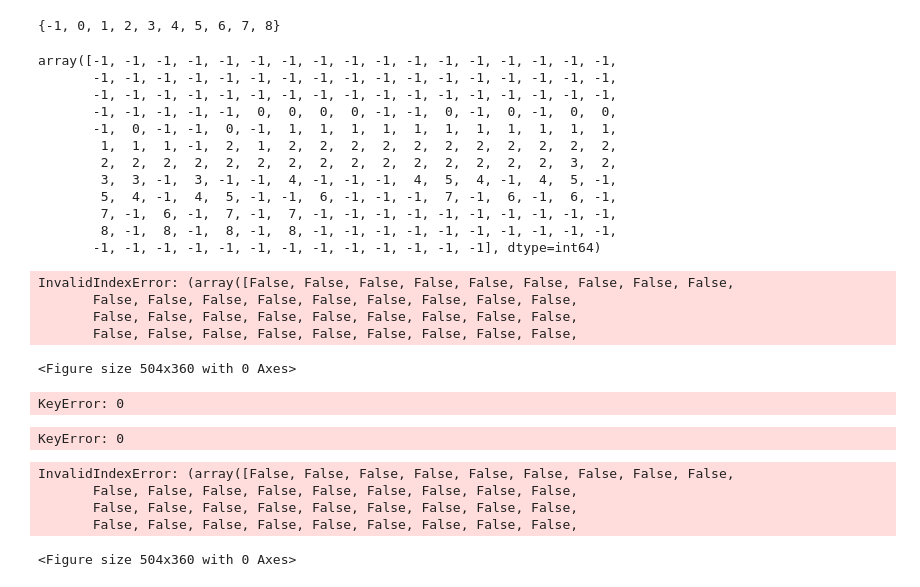
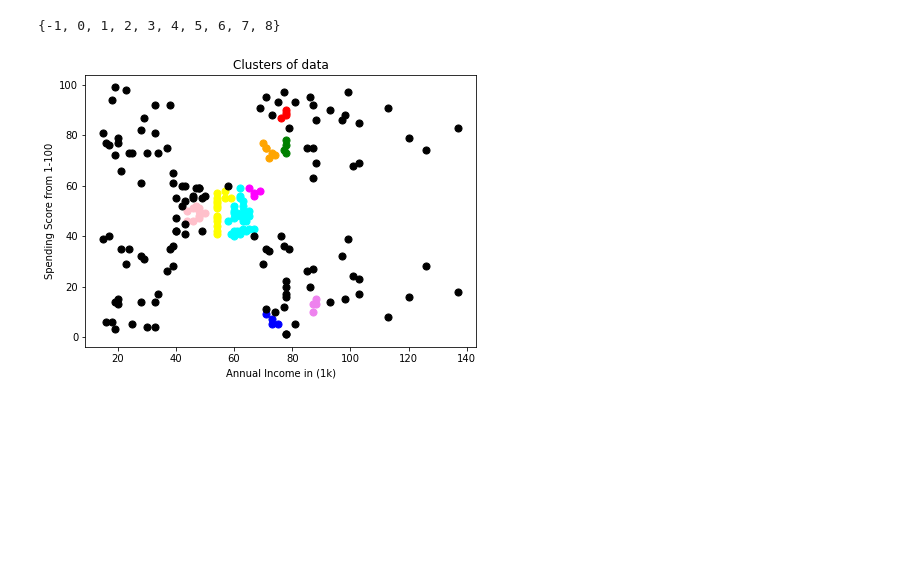
Before and after one commit to vaibhav-shaharwale/Machine-Learning, a Jupyter notebook: DBSCAN.ipynb, the cells around one changed output. Drawn from its saved outputs; the diff is of its cells as text; code cells hidden in the pictures; blank space fills up the shorter version.

```diff
--- a/DBSCAN.ipynb
+++ b/DBSCAN.ipynb
@@ -47,17 +47,17 @@ sns.pairplot(data_import)
 <seaborn.axisgrid.PairGrid at 0x...>
 [figure]
 # %%
-df = data_import.loc[:,['Gender', 'Age', 'Annual Income (k$)', 'Spending Score (1-100)']]
+df = data_import.loc[:,['Age', 'Annual Income (k$)', 'Spending Score (1-100)']]
 sns.heatmap(df.corr())
 # %% [output]
 <AxesSubplot:>
 [figure]
 # %%
-x = df.iloc[:,[2,3]]
+x = df.iloc[:,[1,2]].values
 x.shape
 # %% [output]
 (200, 2)
 # %%
-dbcsan = DBSCAN(eps=3, min_samples=4, metric='euclidean')
-model = dbcsan.fit(x)
+dbscan = DBSCAN(eps=3, min_samples=4, metric='euclidean')
+model = dbscan.fit(x)
 # %%
@@ -65,69 +66,21 @@ labels = model.labels_
 set(labels)
 # %% [output]
 {-1, 0, 1, 2, 3, 4, 5, 6, 7, 8}
-# %%
-y_ = dbcsan.fit_predict(x)
-y_
-# %% [output]
-array([-1, -1, -1, -1, -1, -1, -1, -1, -1, -1, -1, -1, -1, -1, -1, -1, -1,
-       -1, -1, -1, -1, -1, -1, -1, -1, -1, -1, -1, -1, -1, -1, -1, -1, -1,
-       -1, -1, -1, -1, -1, -1, -1, -1, -1, -1, -1, -1, -1, -1, -1, -1, -1,
-       -1, -1, -1, -1, -1,  0,  0,  0,  0, -1, -1,  0, -1,  0, -1,  0,  0,
-       -1,  0, -1, -1,  0, -1,  1,  1,  1,  1,  1,  1,  1,  1,  1,  1,  1,
-        1,  1,  1, -1,  2,  1,  2,  2,  2,  2,  2,  2,  2,  2,  2,  2,  2,
-        2,  2,  2,  2,  2,  2,  2,  2,  2,  2,  2,  2,  2,  2,  2,  3,  2,
-        3,  3, -1,  3, -1, -1,  4, -1, -1, -1,  4,  5,  4, -1,  4,  5, -1,
-        5,  4, -1,  4,  5, -1, -1,  6, -1, -1, -1,  7, -1,  6, -1,  6, -1,
-        7, -1,  6, -1,  7, -1,  7, -1, -1, -1, -1, -1, -1, -1, -1, -1, -1,
-        8, -1,  8, -1,  8, -1,  8, -1, -1, -1, -1, -1, -1, -1, -1, -1, -1,
-       -1, -1, -1, -1, -1, -1, -1, -1, -1, -1, -1, -1, -1], dtype=int64)
 # %%
 plt.figure(figsize=(7,5))
-plt.scatter(x[labels == 0, 0], x[labels == 1, 1], s = 50, c = 'yellow')
-plt.scatter(x[y_means == 2, 0], x[y_means == 2, 1], s = 50, c = 'cyan')
-plt.scatter(x[y_means == 3, 0], x[y_means == 3, 1], s = 50, c = 'magenta')
-plt.scatter(x[y_means == 4, 0], x[y_means == 4, 1], s = 50, c = 'orange')
-plt.scatter(x[y_means == 5, 0], x[y_means == 5, 1], s = 50, c = 'blue')
-plt.scatter(x[y_means == 6, 0], x[y_means == 6, 1], s = 50, c = 'red')
-plt.scatter(x[y_means == 7, 0], x[y_means == 7, 1], s = 50, c = 'black')
-plt.scatter(x[y_means == 8, 0], x[y_means == 8, 1], s = 50, c = 'violet')
+plt.scatter(x[labels == 0, 0], x[labels == 0, 1], s = 50, c = 'pink')
+plt.scatter(x[labels == 1, 0], x[labels == 1, 1], s = 50, c = 'yellow')
+plt.scatter(x[labels == 2, 0], x[labels == 2, 1], s = 50, c = 'cyan')
+plt.scatter(x[labels == 3, 0], x[labels == 3, 1], s = 50, c = 'magenta')
+plt.scatter(x[labels == 4, 0], x[labels == 4, 1], s = 50, c = 'orange')
+plt.scatter(x[labels == 5, 0], x[labels == 5, 1], s = 50, c = 'blue')
+plt.scatter(x[labels == 6, 0], x[labels == 6, 1], s = 50, c = 'red')
+plt.scatter(x[labels == 7, 0], x[labels == 7, 1], s = 50, c = 'green')
+plt.scatter(x[labels == 8, 0], x[labels == 8, 1], s = 50, c = 'violet')
+plt.scatter(x[labels == -1, 0], x[labels == -1, 1], s = 50, c = 'black') # noise
 plt.xlabel('Annual Income in (1k)')
 plt.ylabel('Spending Score from 1-100')
 plt.title('Clusters of data')
 plt.show()
 # %% [output]
-InvalidIndexError: (array([False, False, False, False, False, False, False, False, False,
-       False, False, False, False, False, False, False, False, False,
-       False, False, False, False, False, False, False, False, False,
-       False, False, False, False, False, False, False, False, False,
-<Figure size 504x360 with 0 Axes>
+[figure, added]
-# %%
-f = x[y_ == 1][0] and x[y_ == 1][1]
-# %% [output]
-KeyError: 0
-# %%
-plt.scatter(x[y_ == 1][0], x[y_ == 1][1], s = 50, c = 'yellow')
-# %% [output]
-KeyError: 0
-# %%
-y_means = dbcsan.fit_predict(x)
-plt.figure(figsize=(7,5))
-plt.scatter(x[y_means == 0][0], x[y_means == 0, 1], s = 50, c = 'pink')
-plt.scatter(x[y_means == 1, 0], x[y_means == 1, 1], s = 50, c = 'yellow')
-plt.scatter(x[y_means == 2, 0], x[y_means == 2, 1], s = 50, c = 'cyan')
-plt.scatter(x[y_means == 3, 0], x[y_means == 3, 1], s = 50, c = 'magenta')
-plt.scatter(x[y_means == 4, 0], x[y_means == 4, 1], s = 50, c = 'orange')
-plt.scatter(x[y_means == 5, 0], x[y_means == 5, 1], s = 50, c = 'blue')
-plt.scatter(x[y_means == 6, 0], x[y_means == 6, 1], s = 50, c = 'red')
-plt.scatter(x[y_means == 7, 0], x[y_means == 7, 1], s = 50, c = 'black')
-plt.scatter(x[y_means == 8, 0], x[y_means == 8, 1], s = 50, c = 'violet')
-plt.xlabel('Annual Income in (1k)')
-plt.ylabel('Spending Score from 1-100')
-plt.title('Clusters of data')
-plt.show()
-# %% [output]
-InvalidIndexError: (array([False, False, False, False, False, False, False, False, False,
-       False, False, False, False, False, False, False, False, False,
-       False, False, False, False, False, False, False, False, False,
-       False, False, False, False, False, False, False, False, False,
-<Figure size 504x360 with 0 Axes>
```
Also changed, not shown: parts of 6 cells of this notebook.
